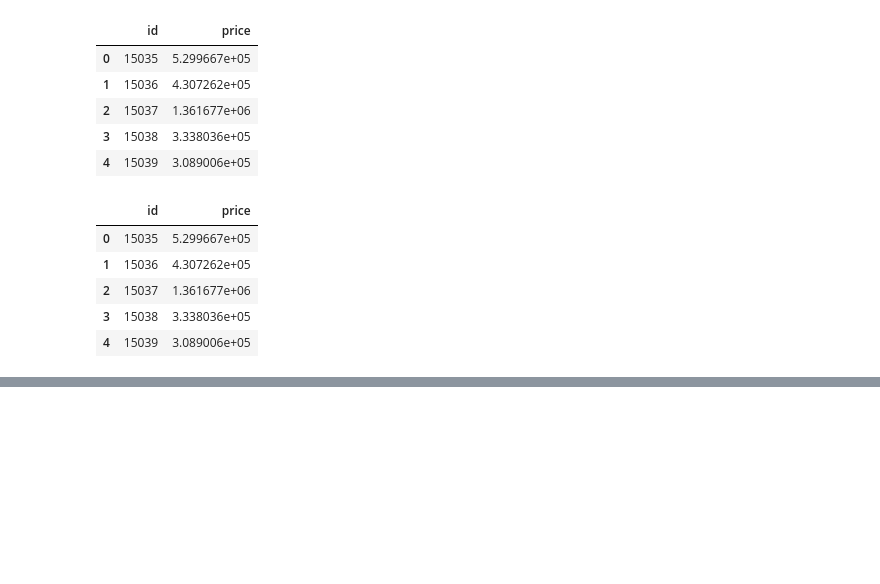
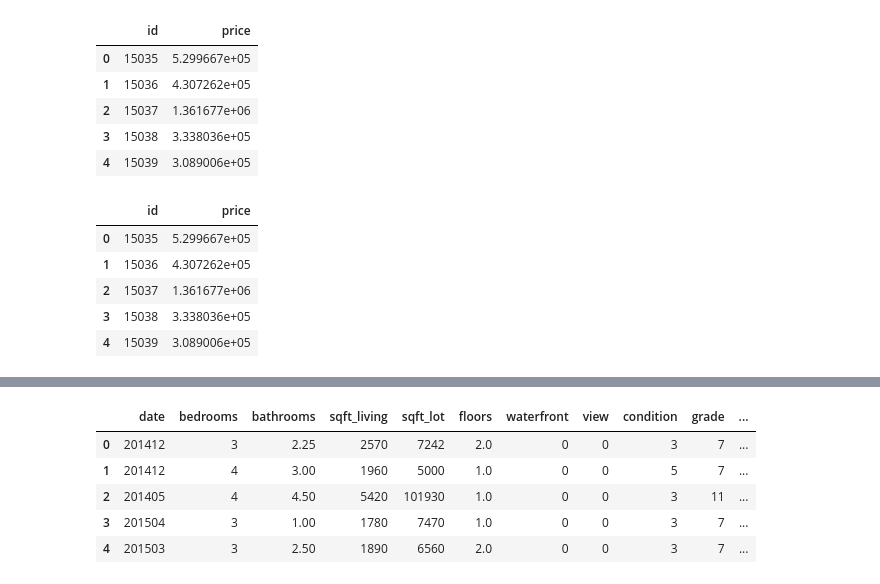
Before and after one commit to hyungminkimdev/aiffel, a Jupyter notebook: 240529-kakr-house-price-prediction/House Price Prediction.ipynb, the cells around one changed output, grey strips where cells are left out. Saved outputs shown, nothing was run; the diff lists cells and outputs as text; code cells hidden in the pictures; blank space fills up the shorter version.

```diff
--- a/240529-kakr-house-price-prediction/House Price Prediction.ipynb
+++ b/240529-kakr-house-price-prediction/House Price Prediction.ipynb
@@ -434,0 +506,9 @@ my_submission.head()
+# %%
+test.head()
+# %% [output]
+|  | date | bedrooms | bathrooms | sqft_living | sqft_lot | floors | waterfront | view | condition | grade | ... |
+| 0 | 201412 | 3 | 2.25 | 2570 | 7242 | 2.0 | 0 | 0 | 3 | 7 | ... |
+| 1 | 201412 | 4 | 3.00 | 1960 | 5000 | 1.0 | 0 | 0 | 5 | 7 | ... |
+| 2 | 201405 | 4 | 4.50 | 5420 | 101930 | 1.0 | 0 | 0 | 3 | 11 | ... |
+| 3 | 201504 | 3 | 1.00 | 1780 | 7470 | 1.0 | 0 | 0 | 3 | 7 | ... |
+| 4 | 201503 | 3 | 2.50 | 1890 | 6560 | 2.0 | 0 | 0 | 3 | 7 | ... |
```
Also changed, not shown: parts of 8 cells of this notebook.
